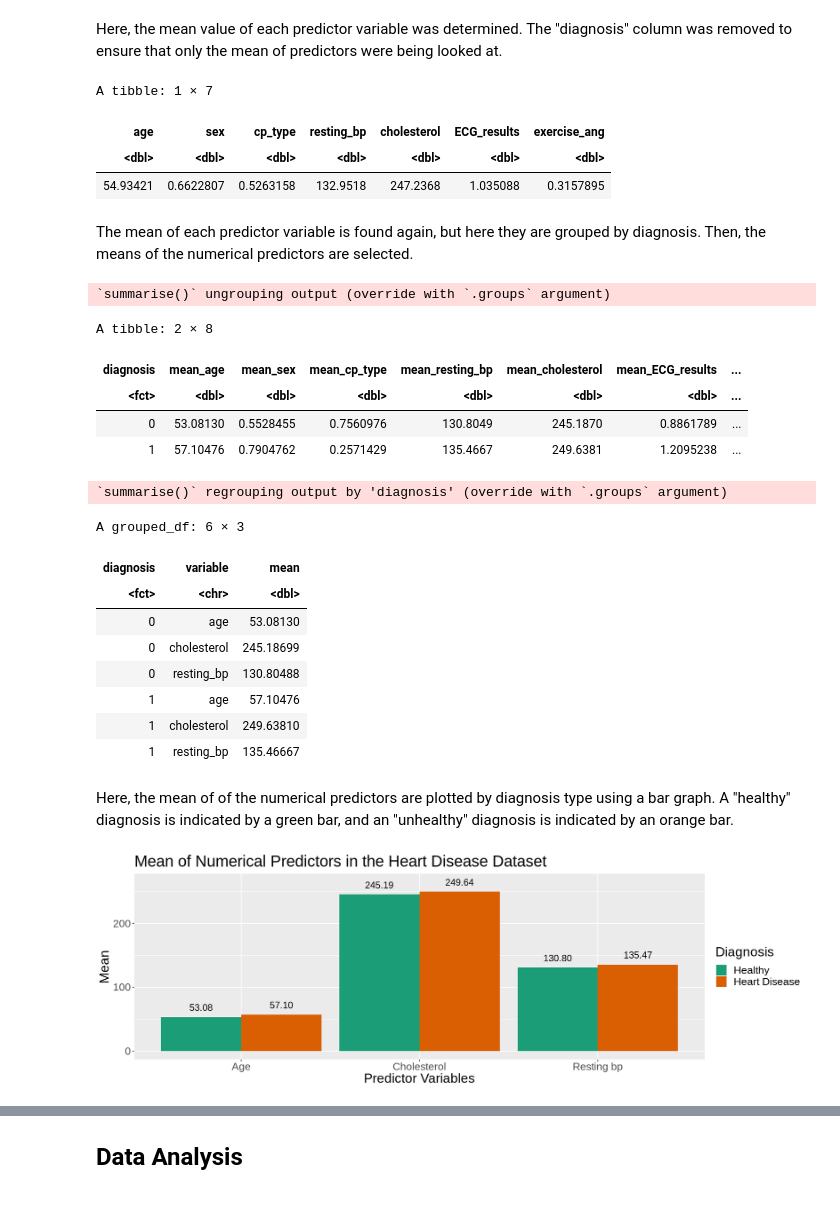
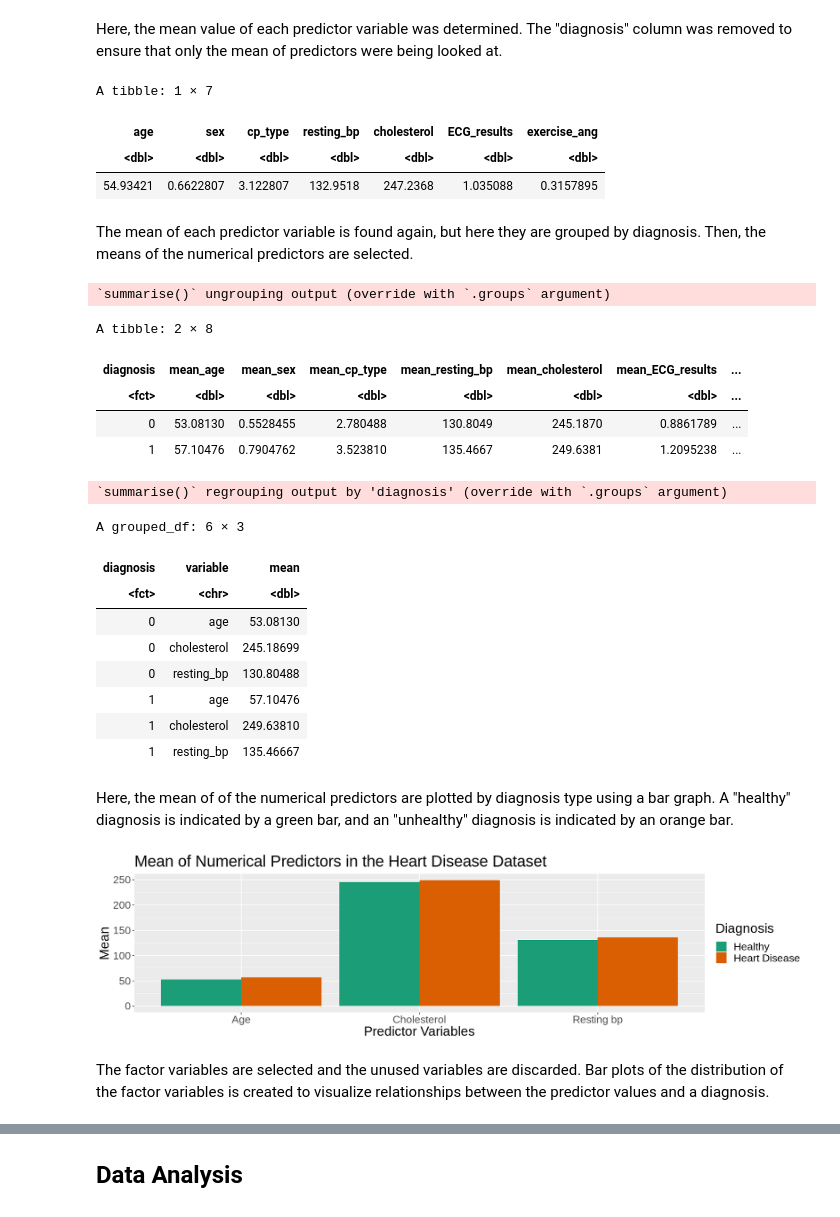
Before and after one commit to HannahDKM/Final_Project, a Jupyter notebook: Final_Project.ipynb, the cells around one changed output, grey strips where cells are left out. Drawn from its saved outputs; the diff is of its cells as text; code cells hidden in the pictures.

```diff
--- a/Final_Project.ipynb
+++ b/Final_Project.ipynb
@@ -85,17 +74,11 @@ cleveland_data <- cleveland_data %>%
     str_detect(diagnosis, "1")~ 1,
     str_detect(diagnosis, "2")~ 1,
     str_detect(diagnosis, "3")~1,
-    str_detect(diagnosis, "4")~1)) %>%
-    mutate(cp_type = case_when(
-    str_detect(cp_type, "1") ~ 1,
-    str_detect(cp_type, "2") ~ 1,
-    str_detect(cp_type, "3") ~ 1,
-    str_detect(cp_type, "4") ~ 0))
+    str_detect(diagnosis, "4")~1))
 
 cleveland_data$diagnosis <- as.factor(cleveland_data$diagnosis)
 
 cleveland_data
-#how to recode ECG results
 # %% [output]
 A spec_tbl_df: 303 × 14
 | age | sex | cp_type | resting_bp | cholesterol | fasting_bs | ECG_results | max_pulse | exercise_ang | ... |
@@ -164,7 +138,7 @@ predictors_mean
 A tibble: 1 × 7
 | age | sex | cp_type | resting_bp | cholesterol | ECG_results | exercise_ang |
 | <dbl> | <dbl> | <dbl> | <dbl> | <dbl> | <dbl> | <dbl> |
-| 54.93421 | 0.6622807 | 0.5263158 | 132.9518 | 247.2368 | 1.035088 | 0.3157895 |
+| 54.93421 | 0.6622807 | 3.122807 | 132.9518 | 247.2368 | 1.035088 | 0.3157895 |
 # %% [markdown]
 The mean of each predictor variable is found again, but here they are grouped by diagnosis. Then, the means of the numerical predictors are selected.
 # %%
@@ -191,8 +165,8 @@ numerical_predictors
 A tibble: 2 × 8
 | diagnosis | mean_age | mean_sex | mean_cp_type | mean_resting_bp | mean_cholesterol | mean_ECG_results | ... |
 | <fct> | <dbl> | <dbl> | <dbl> | <dbl> | <dbl> | <dbl> | ... |
-| 0 | 53.08130 | 0.5528455 | 0.7560976 | 130.8049 | 245.1870 | 0.8861789 | ... |
-| 1 | 57.10476 | 0.7904762 | 0.2571429 | 135.4667 | 249.6381 | 1.2095238 | ... |
+| 0 | 53.08130 | 0.5528455 | 2.780488 | 130.8049 | 245.1870 | 0.8861789 | ... |
+| 1 | 57.10476 | 0.7904762 | 3.523810 | 135.4667 | 249.6381 | 1.2095238 | ... |
 `summarise()` regrouping output by 'diagnosis' (override with `.groups` argument)
 A grouped_df: 6 × 3
 | diagnosis | variable | mean |
@@ -207,21 +183,13 @@ A grouped_df: 6 × 3
 Here, the mean of of the numerical predictors are plotted by diagnosis type using a bar graph. A "healthy" diagnosis is indicated by a green bar, and an "unhealthy" diagnosis is indicated by an orange bar.
 # %%
 #plotting means of numerical predictors by diagnosis category
-options(repr.plot.width = 15, repr.plot.height = 5)
-
 predictor_numerical_plot <- numerical_predictors %>%
     ggplot(aes(x = variable, y=mean, fill= factor(diagnosis,labels = c("Healthy", "Heart Disease")))) +
     geom_bar(alpha = 1, stat ="identity", position = "dodge") +
-    annotate("text", label = "53.08", x = 0.775, y = 68.08, size = 5) +
-    annotate("text", label = "57.10", x = 1.225, y = 72.10, size = 5) +
-    annotate("text", label = "245.19", x = 1.775, y = 260.19, size = 5) +
-    annotate("text", label = "249.64", x = 2.225, y = 264.63, size = 5) +
-    annotate("text", label = "130.80", x = 2.775, y = 145.80, size = 5) +
-    annotate("text", label = "135.47", x = 3.225, y = 150.47, size = 5) +
     scale_x_discrete(labels = c("Age", "Cholesterol", "Resting bp")) +
     labs(x = "Predictor Variables", y = "Mean", fill = "Diagnosis", title = "Mean of Numerical Predictors in the Heart Disease Dataset") +
     scale_fill_brewer(palette = "Dark2") +
     theme(text = element_text(size=20))
 predictor_numerical_plot
 # %% [output]
-[figure, old version]
+[figure, new version]
@@ -228,3 +198,5 @@ predictor_numerical_plot
+# %% [markdown]
+The factor variables are selected and the unused variables are discarded. Bar plots of the distribution of the factor variables is created to visualize relationships between the predictor values and a diagnosis.
 # %%
 #selecting for factor variables and gathering values of each variable
 factor_predictors<- cleveland_train %>%
```
Also changed, not shown: parts of 22 cells of this notebook.
